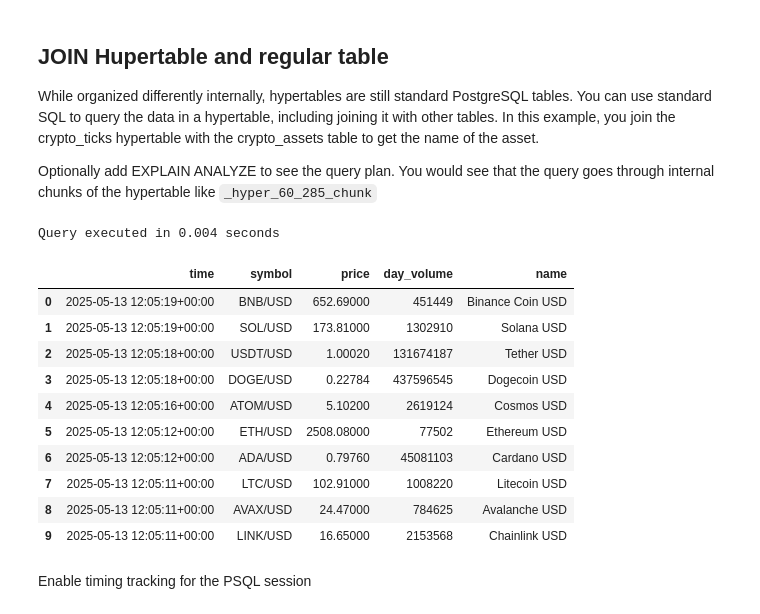
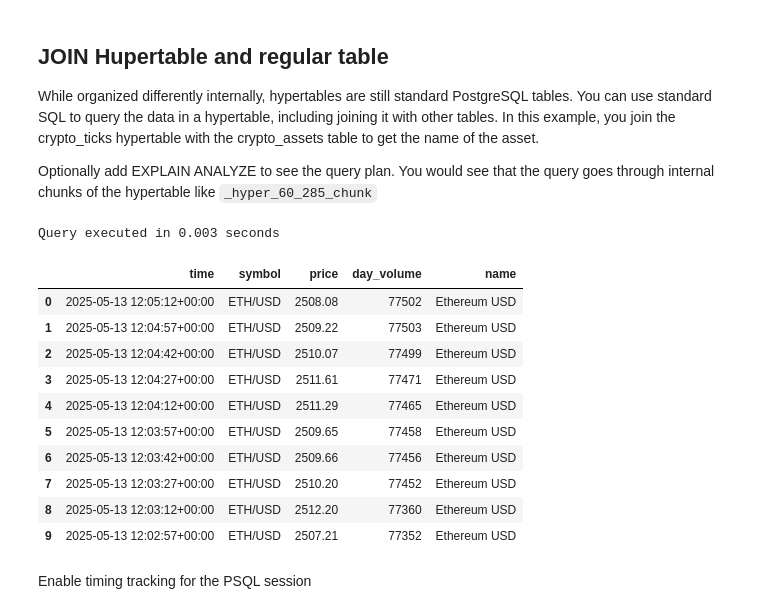
Before and after one commit to antonum/Timescale-Workshops, a Jupyter notebook: Tutorials/analyze_financial_data.ipynb, the cells around one changed output. Saved outputs shown, nothing was run; the diff lists cells and outputs as text; code cells hidden in the pictures.

```diff
--- a/Tutorials/analyze_financial_data.ipynb
+++ b/Tutorials/analyze_financial_data.ipynb
@@ -372,27 +372,28 @@ Query executed in 0.008 seconds
 # %%
 query = """
 -- EXPLAIN ANALYZE
 SELECT t.time, t.symbol, t.price, t.day_volume, a.name
 FROM crypto_ticks t
 JOIN crypto_assets a
 ON t.symbol = a.symbol
+WHERE t.symbol = 'ETH/USD'
 ORDER BY t.time DESC
 LIMIT 10;
 """
 execute_sql(query)
 # %% [output]
-Query executed in 0.004 seconds
+Query executed in 0.003 seconds
 |  | time | symbol | price | day_volume | name |
-| 0 | 2025-05-13 12:05:19+00:00 | BNB/USD | 652.69000 | 451449 | Binance Coin USD |
-| 1 | 2025-05-13 12:05:19+00:00 | SOL/USD | 173.81000 | 1302910 | Solana USD |
-| 2 | 2025-05-13 12:05:18+00:00 | USDT/USD | 1.00020 | 131674187 | Tether USD |
-| 3 | 2025-05-13 12:05:18+00:00 | DOGE/USD | 0.22784 | 437596545 | Dogecoin USD |
-| 4 | 2025-05-13 12:05:16+00:00 | ATOM/USD | 5.10200 | 2619124 | Cosmos USD |
-| 5 | 2025-05-13 12:05:12+00:00 | ETH/USD | 2508.08000 | 77502 | Ethereum USD |
-| 6 | 2025-05-13 12:05:12+00:00 | ADA/USD | 0.79760 | 45081103 | Cardano USD |
-| 7 | 2025-05-13 12:05:11+00:00 | LTC/USD | 102.91000 | 1008220 | Litecoin USD |
-| 8 | 2025-05-13 12:05:11+00:00 | AVAX/USD | 24.47000 | 784625 | Avalanche USD |
-| 9 | 2025-05-13 12:05:11+00:00 | LINK/USD | 16.65000 | 2153568 | Chainlink USD |
+| 0 | 2025-05-13 12:05:12+00:00 | ETH/USD | 2508.08 | 77502 | Ethereum USD |
+| 1 | 2025-05-13 12:04:57+00:00 | ETH/USD | 2509.22 | 77503 | Ethereum USD |
+| 2 | 2025-05-13 12:04:42+00:00 | ETH/USD | 2510.07 | 77499 | Ethereum USD |
+| 3 | 2025-05-13 12:04:27+00:00 | ETH/USD | 2511.61 | 77471 | Ethereum USD |
+| 4 | 2025-05-13 12:04:12+00:00 | ETH/USD | 2511.29 | 77465 | Ethereum USD |
+| 5 | 2025-05-13 12:03:57+00:00 | ETH/USD | 2509.65 | 77458 | Ethereum USD |
+| 6 | 2025-05-13 12:03:42+00:00 | ETH/USD | 2509.66 | 77456 | Ethereum USD |
+| 7 | 2025-05-13 12:03:27+00:00 | ETH/USD | 2510.20 | 77452 | Ethereum USD |
+| 8 | 2025-05-13 12:03:12+00:00 | ETH/USD | 2512.20 | 77360 | Ethereum USD |
+| 9 | 2025-05-13 12:02:57+00:00 | ETH/USD | 2507.21 | 77352 | Ethereum USD |
 # %% [markdown]
 Enable timing tracking for the PSQL session
 # %%
```
Also changed, not shown: parts of 19 cells of this notebook.
